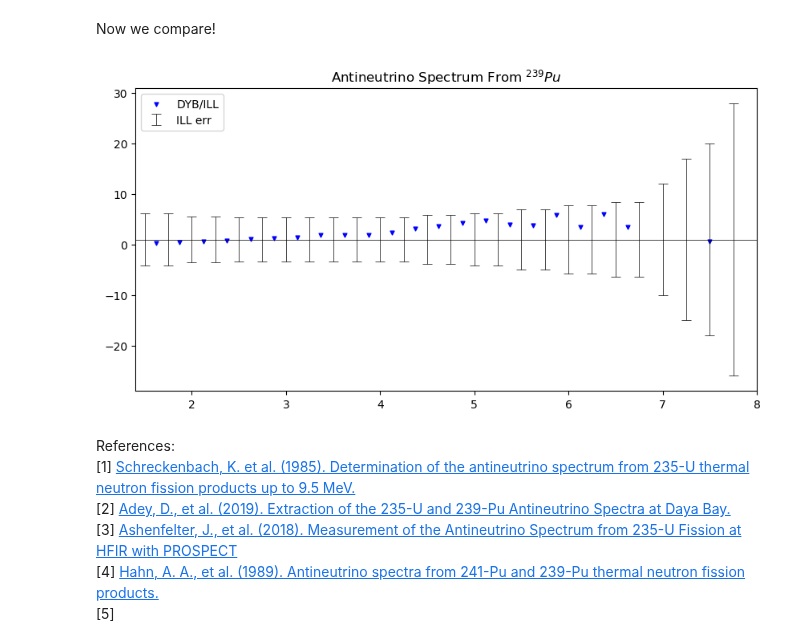
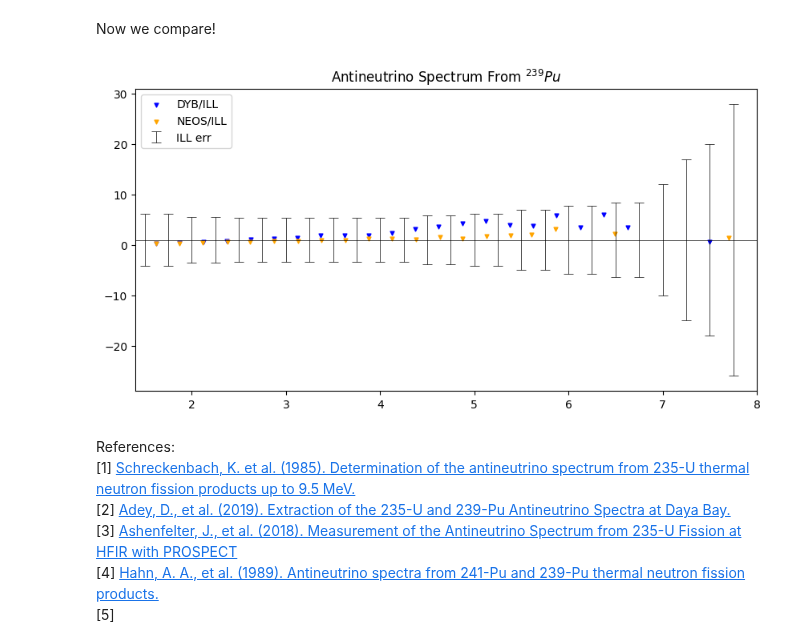
Before and after one commit to dehpour/Reactor-Antineutrino-Flux-Analysis, a Jupyter notebook: ILL's Phenomenological Model Predicted Antineutrino Flux Compare with Recently Observations.ipynb, the cells around one changed output. Drawn from its saved outputs; the diff is of its cells as text; code cells hidden in the pictures.

```diff
--- a/ILL's Phenomenological Model Predicted Antineutrino Flux Compare with Recently Observations.ipynb
+++ b/ILL's Phenomenological Model Predicted Antineutrino Flux Compare with Recently Observations.ipynb
@@ -115,12 +94,12 @@ for i in range (len(N_ILL_239Pu)):
 
 chi_sq = sum(chi_sq)
 
-eq1 = Eq(diff(chi_sq,a))
-eq2 = Eq(diff(chi_sq,b))
-eq3 = Eq(diff(chi_sq,c))
-eq4 = Eq(diff(chi_sq,d))
-eq5 = Eq(diff(chi_sq,e))
-eq6 = Eq(diff(chi_sq,f))
+eq1 = Eq(diff(chi_sq,a), 0)
+eq2 = Eq(diff(chi_sq,b), 0)
+eq3 = Eq(diff(chi_sq,c), 0)
+eq4 = Eq(diff(chi_sq,d), 0)
+eq5 = Eq(diff(chi_sq,e), 0)
+eq6 = Eq(diff(chi_sq,f), 0)
 sol = solve((eq1,eq2,eq3,eq4,eq5,eq6), (a, b, c, d, e, f))
 a_0_239Pu, a_1_239Pu, a_2_239Pu, a_3_239Pu, a_4_239Pu,a_5_239Pu = np.float(sol[a]), np.float(sol[b]), np.float(sol[c]), np.float(sol[d]), np.float(sol[e]), np.float(sol[f])
 # %% [markdown]
@@ -129,23 +108,28 @@ Load Daya Bay (DYB) experimental data from [2]. Note that spectra must per 12 hr
 DYB_239Pu = pd.read_csv('https://raw.githubusercontent.com/dehpour/Reactor-Antineutrino-Flux-Analysis/main/db/2019Adey_N_nu_E_239Pu.csv')
 E_DYB_239Pu, N_DYB_239Pu = DYB_239Pu['E'], DYB_239Pu['N_nu']/2
 #DYB_239Pu.head()
+# %%
+NEOS_239Pu = pd.read_csv('https://raw.githubusercontent.com/dehpour/Reactor-Antineutrino-Flux-Analysis/main/db/2020Oh_N_nu_E_239Pu.csv')
+E_NEOS_239Pu, N_NEOS_239Pu = NEOS_239Pu['E'], NEOS_239Pu['N_nu']*0.0251827782/2
+#NEOS_235U.head()
 # %% [markdown]
 Now we compare!
 # %%
 plt.figure(figsize=(10, 5),dpi=100)
 plt.xlim(1.4,8)
 plt.ylim(1-30,1+30)
 
 plt.scatter(E_DYB_239Pu, (N_DYB_239Pu)/np.exp(a_0_239Pu+a_1_239Pu*E_DYB_239Pu+a_2_239Pu*E_DYB_239Pu**2+a_3_239Pu*E_DYB_239Pu**3+a_4_239Pu*E_DYB_239Pu**4+a_5_239Pu*E_DYB_239Pu**5), label="DYB/ILL", c='b', marker='v', s=12)
+plt.scatter(E_NEOS_239Pu, (N_NEOS_239Pu)/np.exp(a_0_239Pu+a_1_239Pu*E_NEOS_239Pu+a_2_239Pu*E_NEOS_239Pu**2+a_3_239Pu*E_NEOS_239Pu**3+a_4_239Pu*E_NEOS_239Pu**4+a_5_239Pu*E_NEOS_239Pu**5), label="NEOS/ILL", c='orange', marker='v', s=12)
 
 plt.errorbar(E_ILL_239Pu, (N_ILL_239Pu/N_ILL_239Pu), yerr=(err_ILL_239Pu), linestyle="None", c='black',capsize=4.5,capthick=0.5,elinewidth=0.5, label="ILL err")
 plt.axhline(y=1, color='black', linestyle='-',linewidth=0.5)
 
 plt.title('Antineutrino Spectrum From ''$^{239}Pu $')
 plt.legend()
 plt.show()
 # %% [output]
-[figure, old version]
+[figure, new version]
 # %% [markdown]
 References: <br>
 [1]
```
Also changed, not shown: parts of 3 cells of this notebook.
